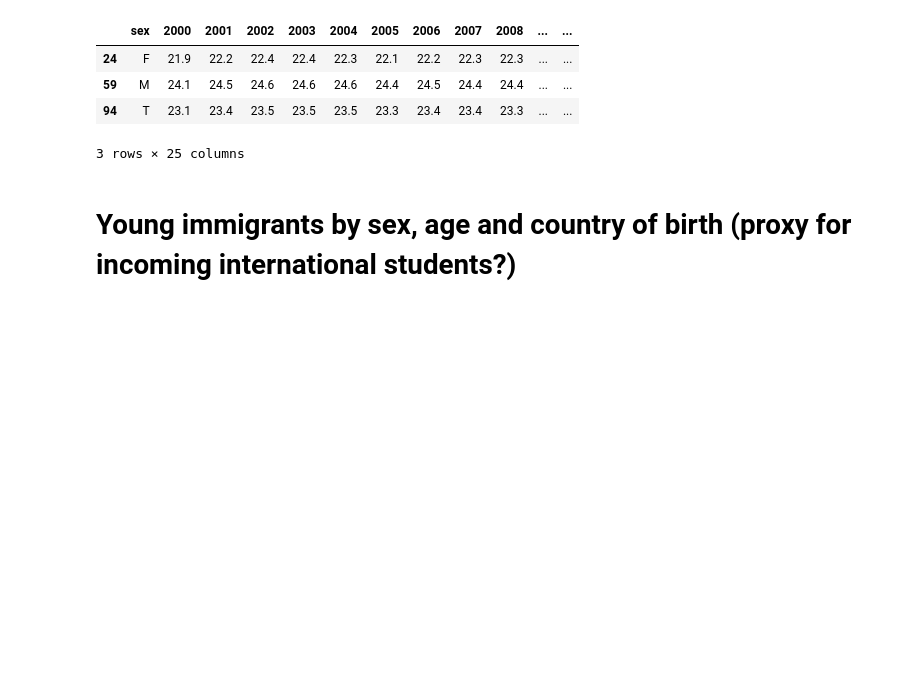
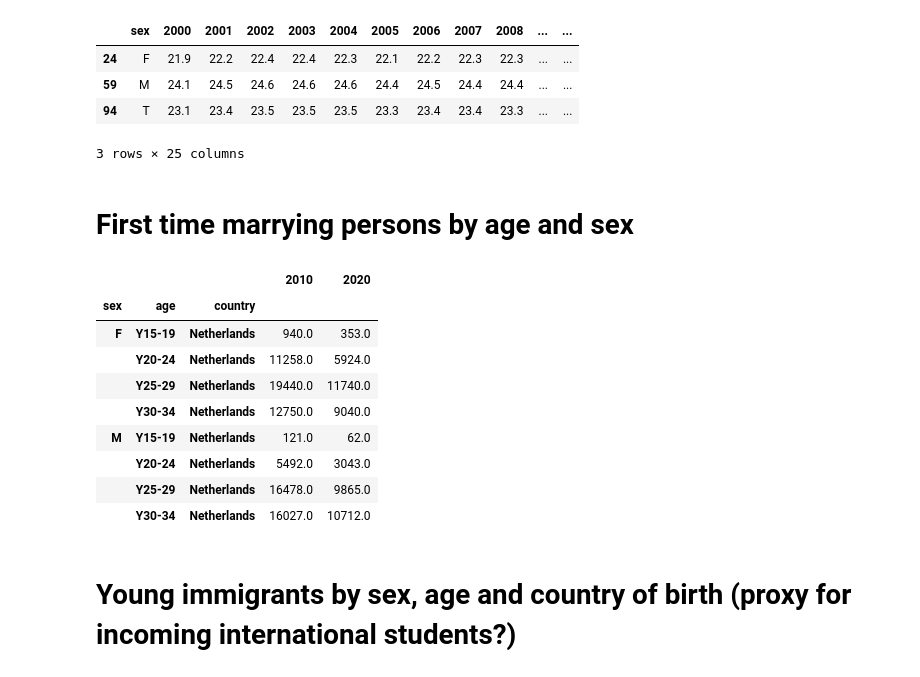
Before and after one commit to AnneLouisedb/Causality_Eurostat, a Jupyter notebook: research_outline.ipynb, the cells around one changed output. Cells and saved outputs as stored; diff of their text form; code cells hidden in the pictures; blank space fills up the shorter version.

```diff
--- a/research_outline.ipynb
+++ b/research_outline.ipynb
@@ -326,6 +326,42 @@ df_n
 | 59 | M | 24.1 | 24.5 | 24.6 | 24.6 | 24.6 | 24.4 | 24.5 | 24.4 | 24.4 | ... | ... |
 | 94 | T | 23.1 | 23.4 | 23.5 | 23.5 | 23.5 | 23.3 | 23.4 | 23.4 | 23.3 | ... | ... |
 3 rows × 25 columns
+# %% [markdown]
+# First time marrying persons by age and sex
+# %%
+
+df_n = eurostat.get_data_df('demo_nsinagec')
+df_n.rename({'geo\TIME_PERIOD':'geo'},inplace=True,axis=1)
+
+df_n['country'] = df_n['geo'].replace(eurostat_dictionary)
+df_n.drop(['geo'],axis=1,inplace=True)
+df_n.drop(['freq'],axis=1,inplace=True)
+# df_n = df_n[df_n['unit'] == 'PC']
+# df_n = df_n[df_n['sex'] == 'T']
+df_n = df_n[df_n['country'] == COUNTRY]
+df_n['age'].unique()
+
+ages = ['Y25-29', 'Y20-24', 'Y30-34', 'Y15-19']
+
+df_n.set_index(['sex', 'age', 'country'], inplace=True)
+df_n= df_n[df_n.index.get_level_values('age').isin(ages)]
+df_n= df_n[['2010', '2020']]
+
+# Y18-34 : 'Y20-24' + 'Y25-29' + 'Y30-34'
+young_people_married = df_n
+young_people_married
+# YOUNG PEOPLE GETTING MARRIED
+# %% [output]
+|  |  |  | 2010 | 2020 |
+| sex | age | country |  |  |
+| F | Y15-19 | Netherlands | 940.0 | 353.0 |
+|  | Y20-24 | Netherlands | 11258.0 | 5924.0 |
+|  | Y25-29 | Netherlands | 19440.0 | 11740.0 |
+|  | Y30-34 | Netherlands | 12750.0 | 9040.0 |
+| M | Y15-19 | Netherlands | 121.0 | 62.0 |
+|  | Y20-24 | Netherlands | 5492.0 | 3043.0 |
+|  | Y25-29 | Netherlands | 16478.0 | 9865.0 |
+|  | Y30-34 | Netherlands | 16027.0 | 10712.0 |
 # %% [markdown]
 # Young immigrants by sex, age and country of birth (proxy for incoming international students?)
 # %%
```
Also changed, not shown: parts of 11 cells of this notebook.
